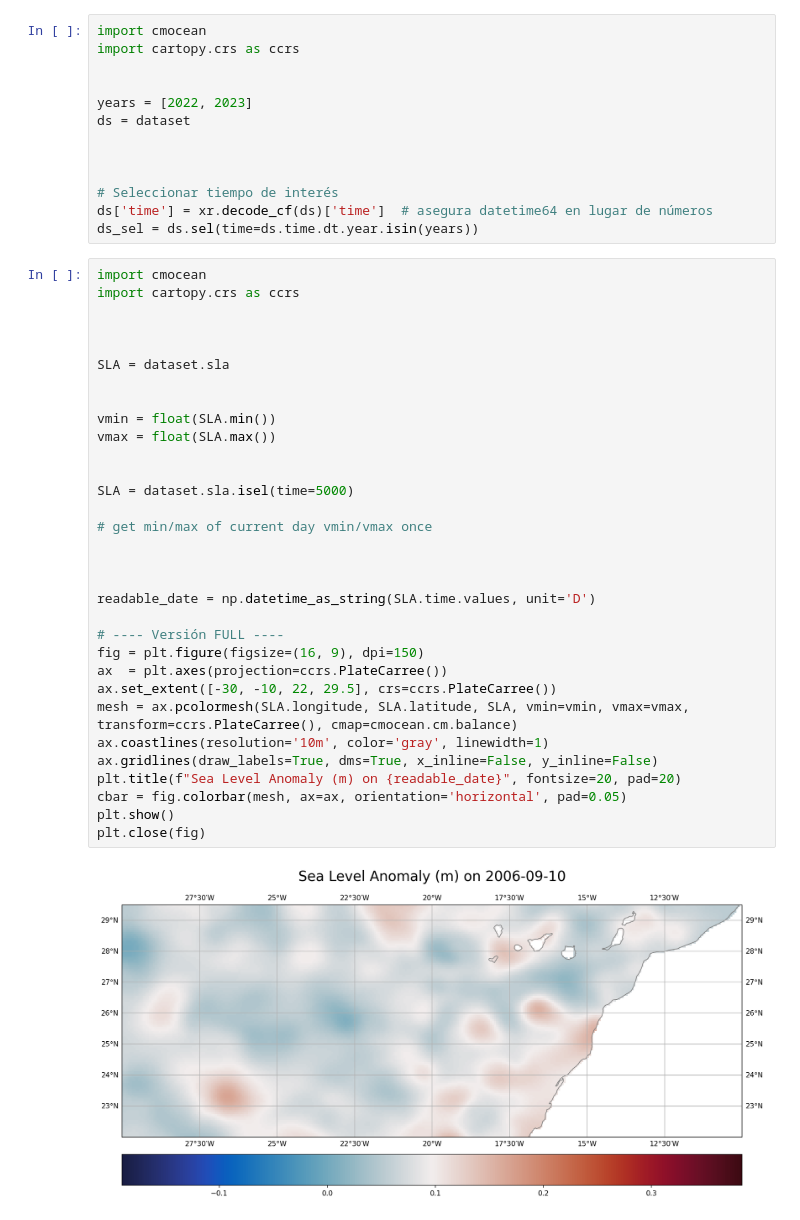
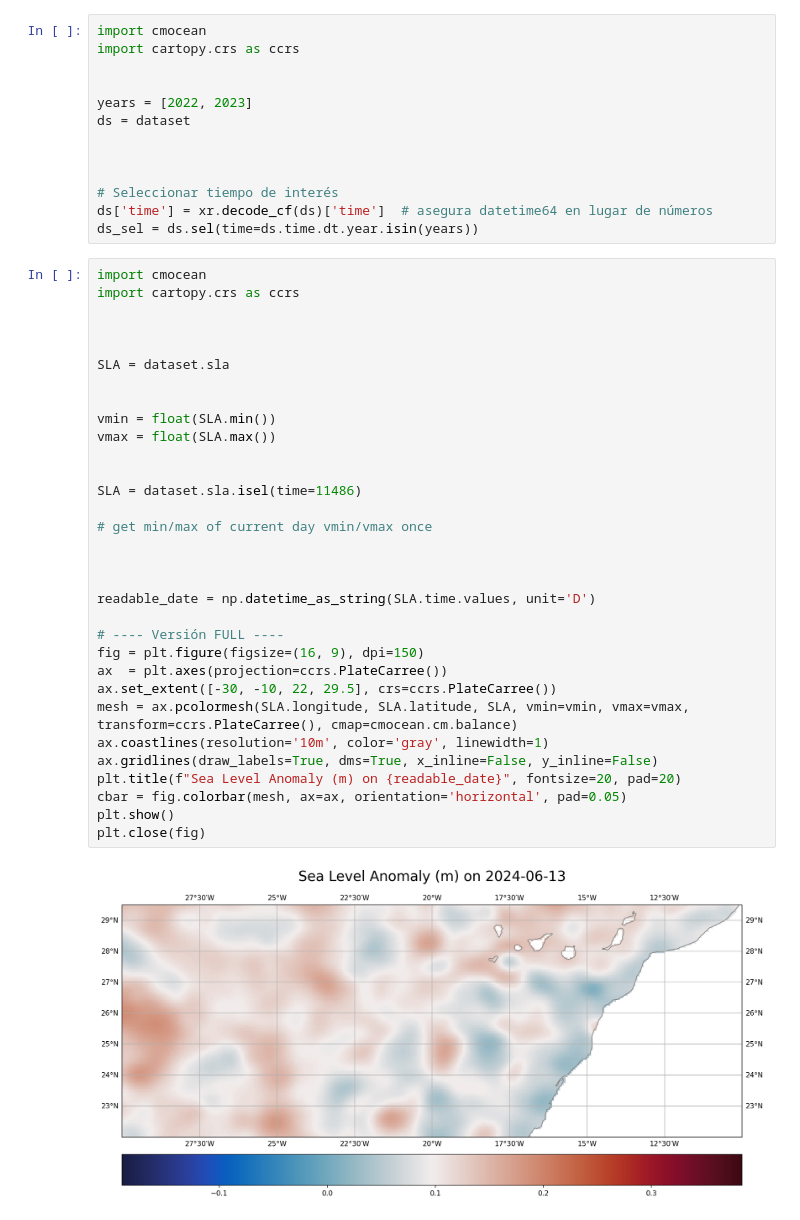
Before and after one commit to lum1t4/ocean_surface_levels, a Jupyter notebook: notebooks/explore-dataset.ipynb, the cells around one changed output. Saved outputs shown, nothing was run; the diff lists cells and outputs as text.

```diff
--- a/notebooks/explore-dataset.ipynb
+++ b/notebooks/explore-dataset.ipynb
@@ -131,32 +131,32 @@ import cmocean
 import cartopy.crs as ccrs
 
 
 
 SLA = dataset.sla
 
 
 vmin = float(SLA.min())
 vmax = float(SLA.max())
 
 
-SLA = dataset.sla.isel(time=5000)
+SLA = dataset.sla.isel(time=11486)
 
 # get min/max of current day vmin/vmax once
 
 
 
 readable_date = np.datetime_as_string(SLA.time.values, unit='D')
 
 # ---- Versión FULL ----
 fig = plt.figure(figsize=(16, 9), dpi=150)
 ax  = plt.axes(projection=ccrs.PlateCarree())
 ax.set_extent([-30, -10, 22, 29.5], crs=ccrs.PlateCarree())
 mesh = ax.pcolormesh(SLA.longitude, SLA.latitude, SLA, vmin=vmin, vmax=vmax, transform=ccrs.PlateCarree(), cmap=cmocean.cm.balance)
 ax.coastlines(resolution='10m', color='gray', linewidth=1)
 ax.gridlines(draw_labels=True, dms=True, x_inline=False, y_inline=False)
 plt.title(f"Sea Level Anomaly (m) on {readable_date}", fontsize=20, pad=20)
 cbar = fig.colorbar(mesh, ax=ax, orientation='horizontal', pad=0.05)
 plt.show()
 plt.close(fig)
 # %% [output]
-[figure, old version]
+[figure, new version]
```
Also changed, not shown: parts of 1 cell of this notebook.
